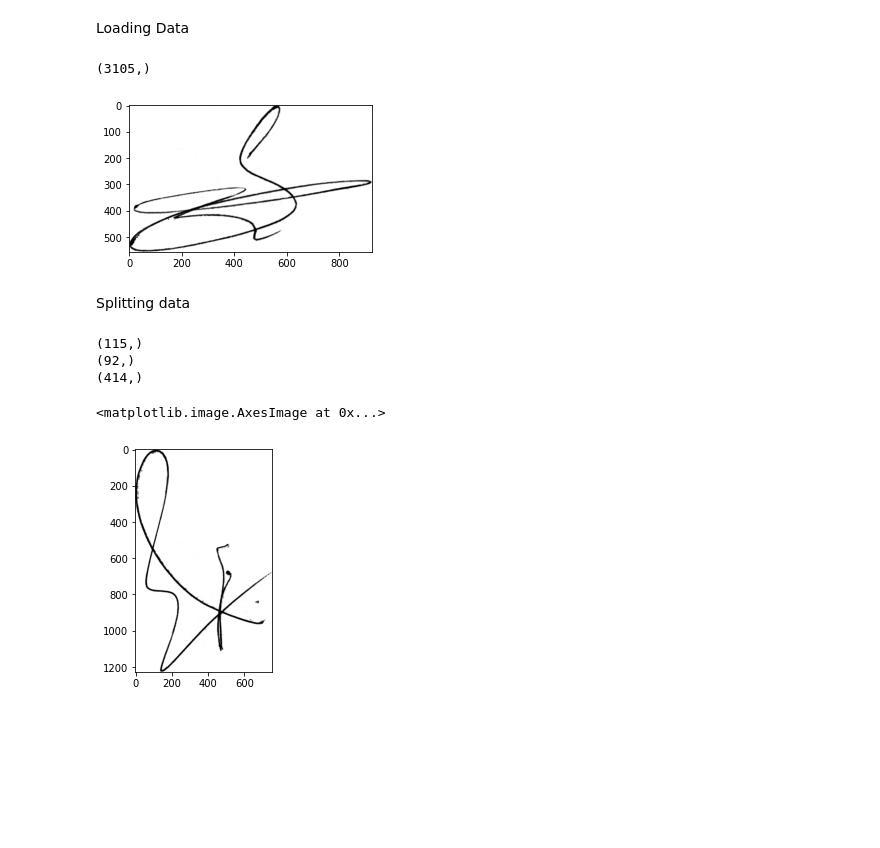
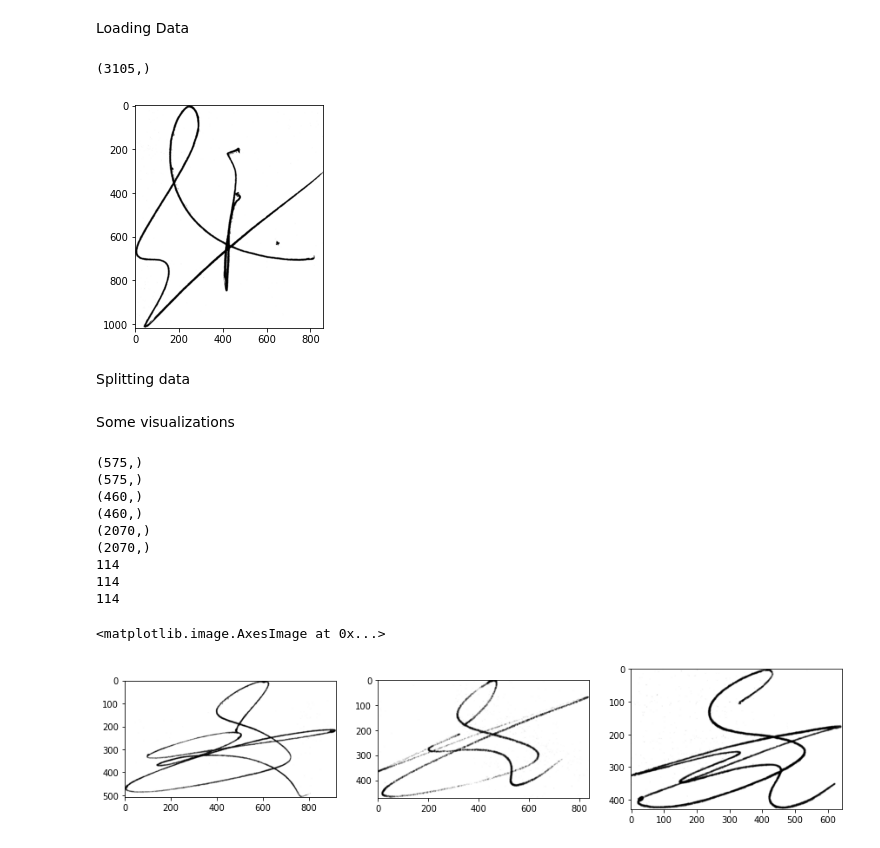
Before and after one commit to AlaaIraqy/SignatureRecognition, a Jupyter notebook: SignatureRecognition.ipynb, the cells around one changed output. Saved outputs shown, nothing was run; the diff lists cells and outputs as text; code cells hidden in the pictures; blank space fills up the shorter version.

```diff
--- a/SignatureRecognition.ipynb
+++ b/SignatureRecognition.ipynb
@@ -78,12 +77,12 @@ for i in range(1,116):
 # %%
 whole_data = np.array(whole_data)
 plt.figure(figsize=(20,9))
 plt.subplot(2,4,1)
-plt.imshow(cv2.cvtColor(whole_data[3103], cv2.COLOR_BGR2RGB))
+plt.imshow(cv2.cvtColor(whole_data[0], cv2.COLOR_BGR2RGB))
 print(whole_data.shape)
 # %% [output]
 (3105,)
-[figure, old version]
+[figure, new version]
 # %% [markdown]
 Splitting data
 # %%
@@ -107,17 +115,40 @@ for ii in range(115):
+# %% [markdown]
+Some visualizations
 # %%
 training_data=np.array(training_data)
 validation_data=np.array(validation_data)
 test_data=np.array(test_data)
+training_labels=np.array(training_labels)
+validation_labels=np.array(validation_labels)
+test_lables=np.array(test_lables)
+
+print(test_lables.shape)
 print(test_data.shape)
+print(validation_labels.shape)
 print(validation_data.shape)
+print(training_labels.shape)
 print(training_data.shape)
+
+print(test_labels[574])
+print(training_labels[2069])
+print(validation_labels[459])
 
 plt.figure(figsize=(20,9))
 plt.subplot(2,4,1)
-plt.imshow(cv2.cvtColor(validation_data[50], cv2.COLOR_BGR2RGB))
+plt.imshow(cv2.cvtColor(test_data[574], cv2.COLOR_BGR2RGB))
+plt.subplot(2,4,2)
+plt.imshow(cv2.cvtColor(training_data[2069], cv2.COLOR_BGR2RGB))
+plt.subplot(2,4,3)
+plt.imshow(cv2.cvtColor(validation_data[459], cv2.COLOR_BGR2RGB))
 # %% [output]
-(115,)
-(92,)
-(414,)
+(575,)
+(575,)
+(460,)
+(460,)
+(2070,)
+(2070,)
+114
+114
+114
 <matplotlib.image.AxesImage at 0x...>
-[figure, old version]
+[figure, new version]
```
Also changed, not shown: parts of 3 cells of this notebook.
